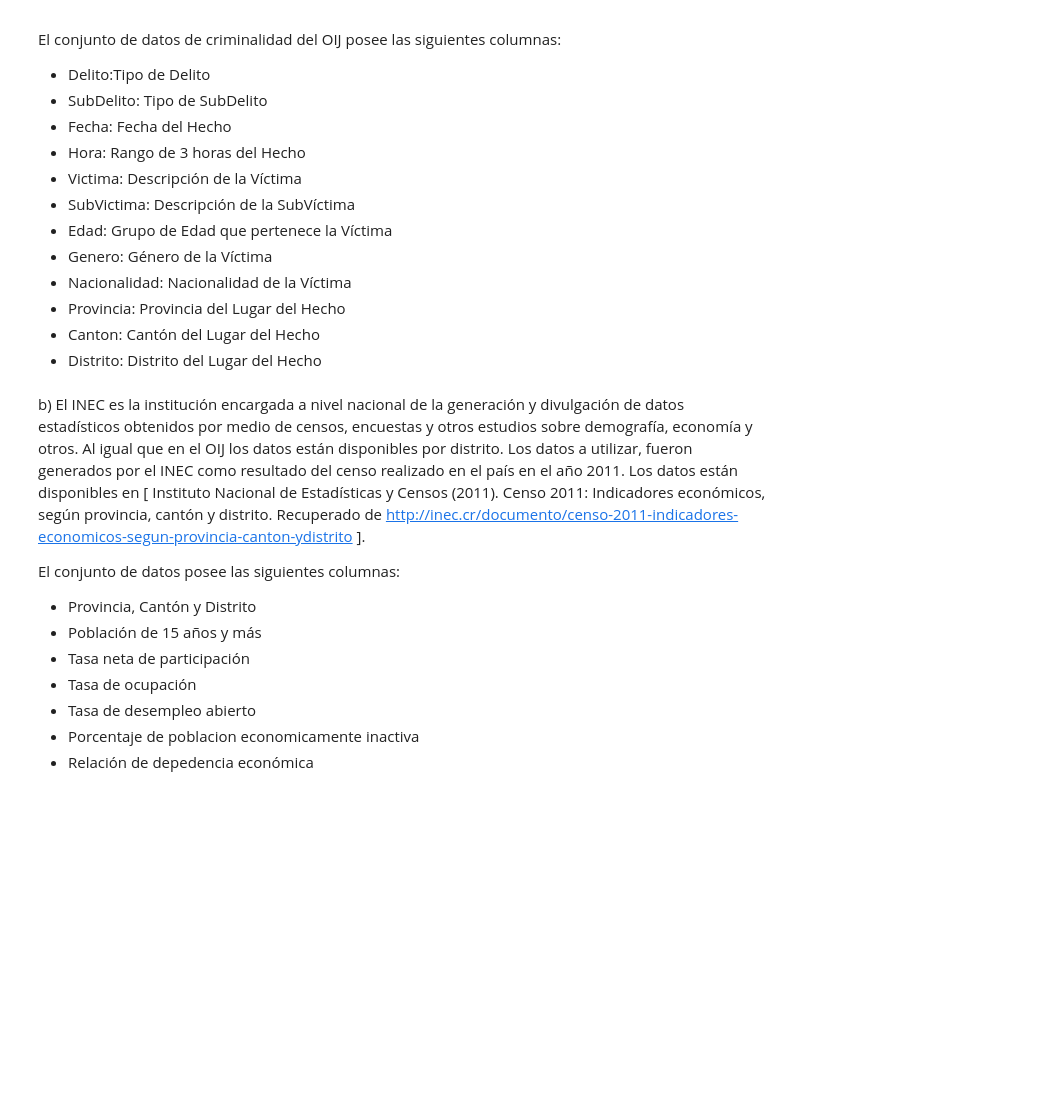
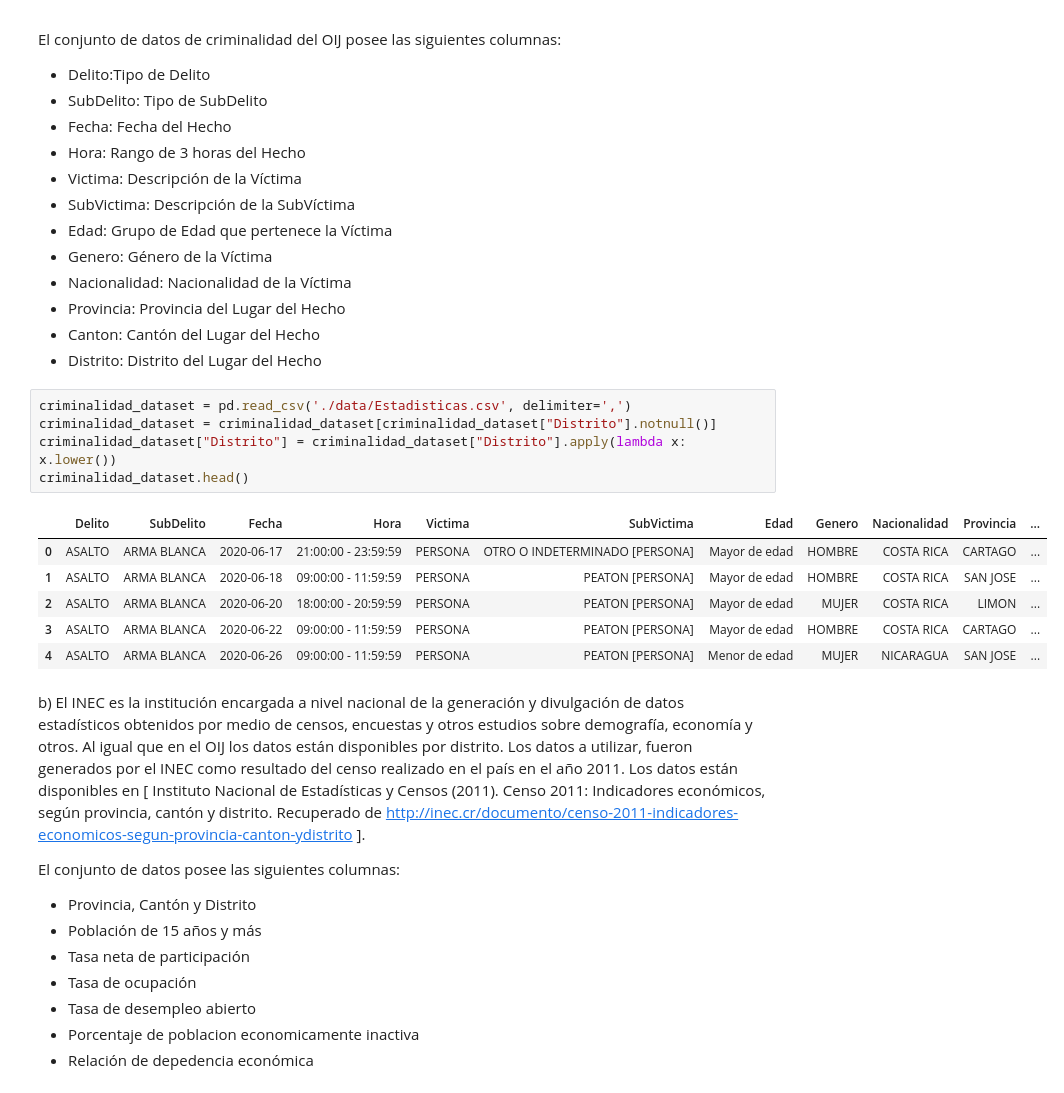
Before and after one commit to bjlf12/TP05-IA, a Jupyter notebook: TP05-IA.ipynb, the cells around one changed output. Cells and saved outputs as stored; diff of their text form; blank space fills up the shorter version.

```diff
--- a/TP05-IA.ipynb
+++ b/TP05-IA.ipynb
@@ -246,6 +363,18 @@ El conjunto de datos de criminalidad del OIJ posee las siguientes columnas:
 * Provincia: Provincia del Lugar del Hecho
 * Canton: Cantón del Lugar del Hecho
 * Distrito: Distrito del Lugar del Hecho
+# %%
+criminalidad_dataset = pd.read_csv('./data/Estadisticas.csv', delimiter=',')
+criminalidad_dataset = criminalidad_dataset[criminalidad_dataset["Distrito"].notnull()]
+criminalidad_dataset["Distrito"] = criminalidad_dataset["Distrito"].apply(lambda x: x.lower())
+criminalidad_dataset.head()
+# %% [output]
+|  | Delito | SubDelito | Fecha | Hora | Victima | SubVictima | Edad | Genero | Nacionalidad | Provincia | ... |
+| 0 | ASALTO | ARMA BLANCA | 2020-06-17 | 21:00:00 - 23:59:59 | PERSONA | OTRO O INDETERMINADO [PERSONA] | Mayor de edad | HOMBRE | COSTA RICA | CARTAGO | ... |
+| 1 | ASALTO | ARMA BLANCA | 2020-06-18 | 09:00:00 - 11:59:59 | PERSONA | PEATON [PERSONA] | Mayor de edad | HOMBRE | COSTA RICA | SAN JOSE | ... |
+| 2 | ASALTO | ARMA BLANCA | 2020-06-20 | 18:00:00 - 20:59:59 | PERSONA | PEATON [PERSONA] | Mayor de edad | MUJER | COSTA RICA | LIMON | ... |
+| 3 | ASALTO | ARMA BLANCA | 2020-06-22 | 09:00:00 - 11:59:59 | PERSONA | PEATON [PERSONA] | Mayor de edad | HOMBRE | COSTA RICA | CARTAGO | ... |
+| 4 | ASALTO | ARMA BLANCA | 2020-06-26 | 09:00:00 - 11:59:59 | PERSONA | PEATON [PERSONA] | Menor de edad | MUJER | NICARAGUA | SAN JOSE | ... |
 # %% [markdown]
  b) El INEC es la institución encargada a nivel nacional de la generación y
 divulgación de datos estadísticos obtenidos por medio de censos, encuestas
```
Also changed, not shown: parts of 11 cells of this notebook, 3 other files.
